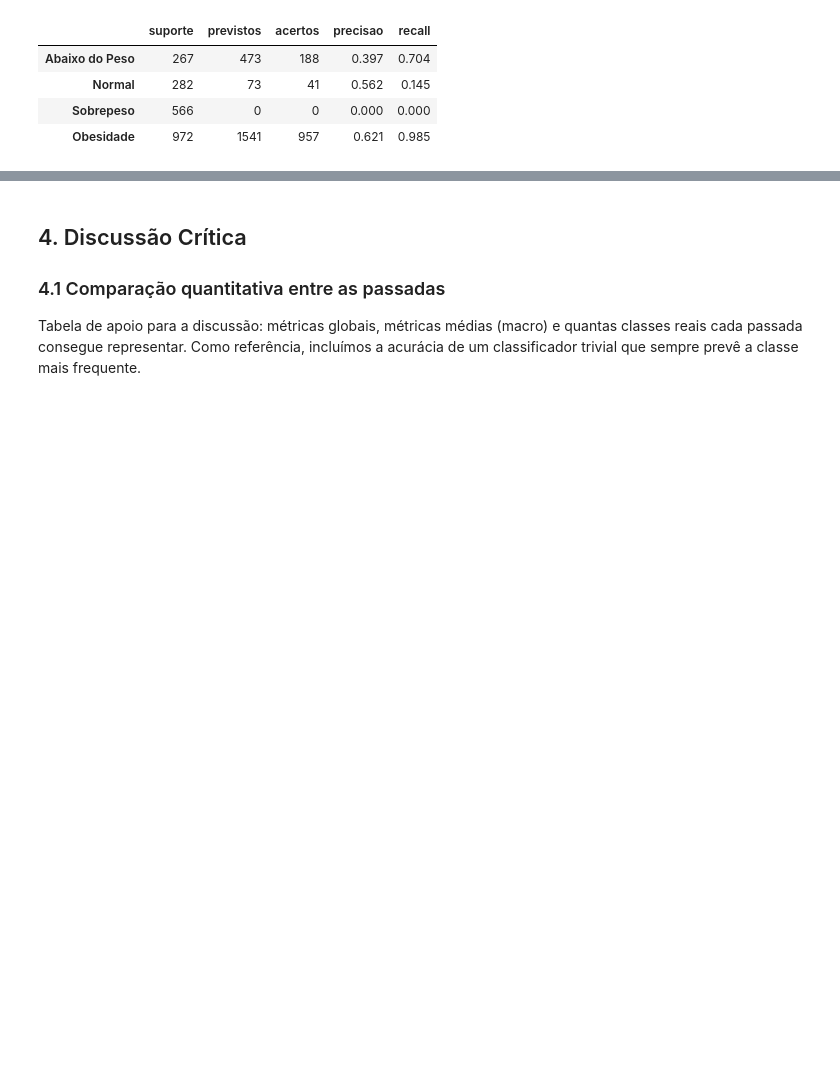
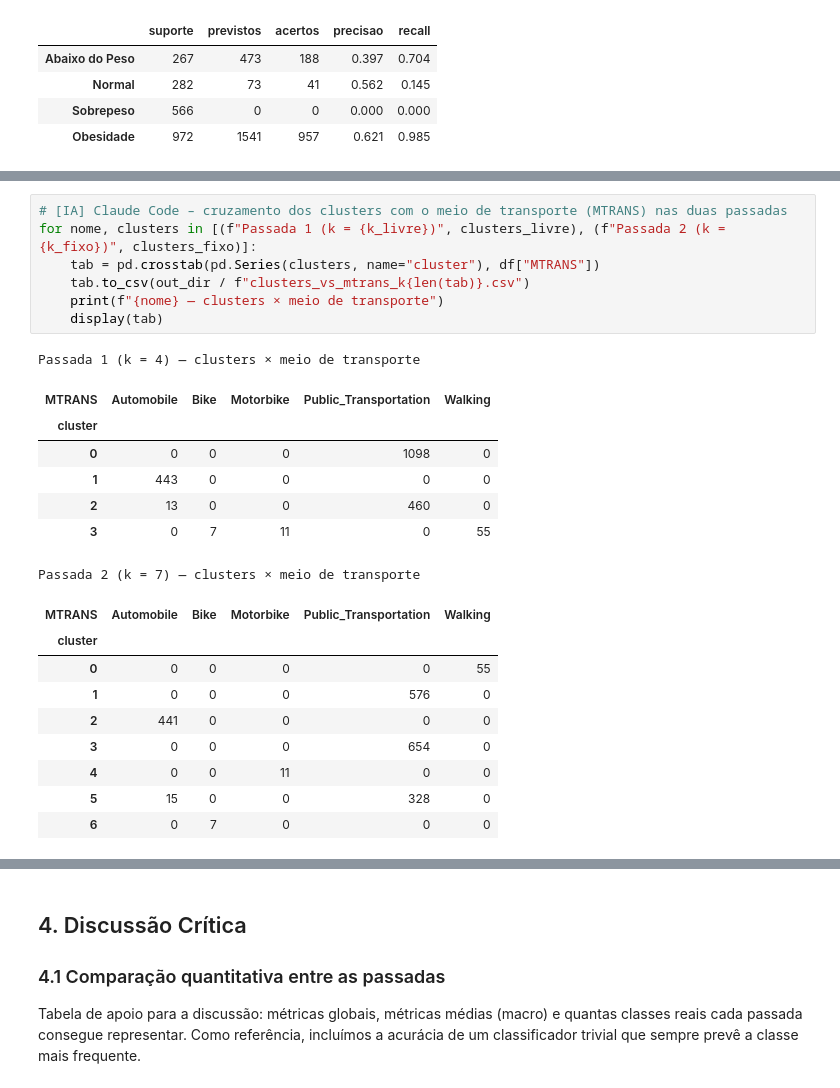
Before and after one commit to GalileuCMMoares/trabalho_AVD, a Jupyter notebook: notebooks/parte_comum/kmeans_metricas.ipynb, the cells around one changed output, grey strips where cells are left out. Drawn from its saved outputs; the diff is of its cells as text; blank space fills up the shorter version.

```diff
--- a/notebooks/parte_comum/kmeans_metricas.ipynb
+++ b/notebooks/parte_comum/kmeans_metricas.ipynb
@@ -558,0 +576,25 @@ Acurácia (4 Macro-Classes, k = 4): 0.568 | Baseline (classe majoritária): 0.46
+# %%
+# [IA] Claude Code – cruzamento dos clusters com o meio de transporte (MTRANS) nas duas passadas
+for nome, clusters in [(f"Passada 1 (k = {k_livre})", clusters_livre), (f"Passada 2 (k = {k_fixo})", clusters_fixo)]:
+    tab = pd.crosstab(pd.Series(clusters, name="cluster"), df["MTRANS"])
+    tab.to_csv(out_dir / f"clusters_vs_mtrans_k{len(tab)}.csv")
+    print(f"{nome} — clusters × meio de transporte")
+    display(tab)
+# %% [output]
+Passada 1 (k = 4) — clusters × meio de transporte
+| MTRANS | Automobile | Bike | Motorbike | Public_Transportation | Walking |
+| cluster |  |  |  |  |  |
+| 0 | 0 | 0 | 0 | 1098 | 0 |
+| 1 | 443 | 0 | 0 | 0 | 0 |
+| 2 | 13 | 0 | 0 | 460 | 0 |
+| 3 | 0 | 7 | 11 | 0 | 55 |
+Passada 2 (k = 7) — clusters × meio de transporte
+| MTRANS | Automobile | Bike | Motorbike | Public_Transportation | Walking |
+| cluster |  |  |  |  |  |
+| 0 | 0 | 0 | 0 | 0 | 55 |
+| 1 | 0 | 0 | 0 | 576 | 0 |
+| 2 | 441 | 0 | 0 | 0 | 0 |
+| 3 | 0 | 0 | 0 | 654 | 0 |
+| 4 | 0 | 0 | 11 | 0 | 0 |
+| 5 | 15 | 0 | 0 | 328 | 0 |
+| 6 | 0 | 7 | 0 | 0 | 0 |
```
Also changed, not shown: parts of 8 cells of this notebook, 9 other files.
